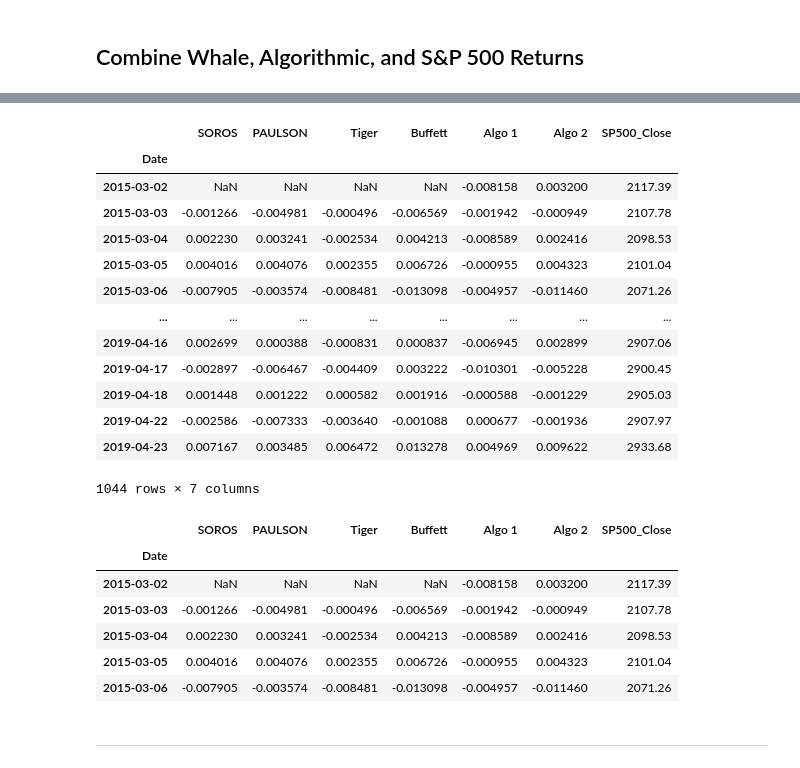
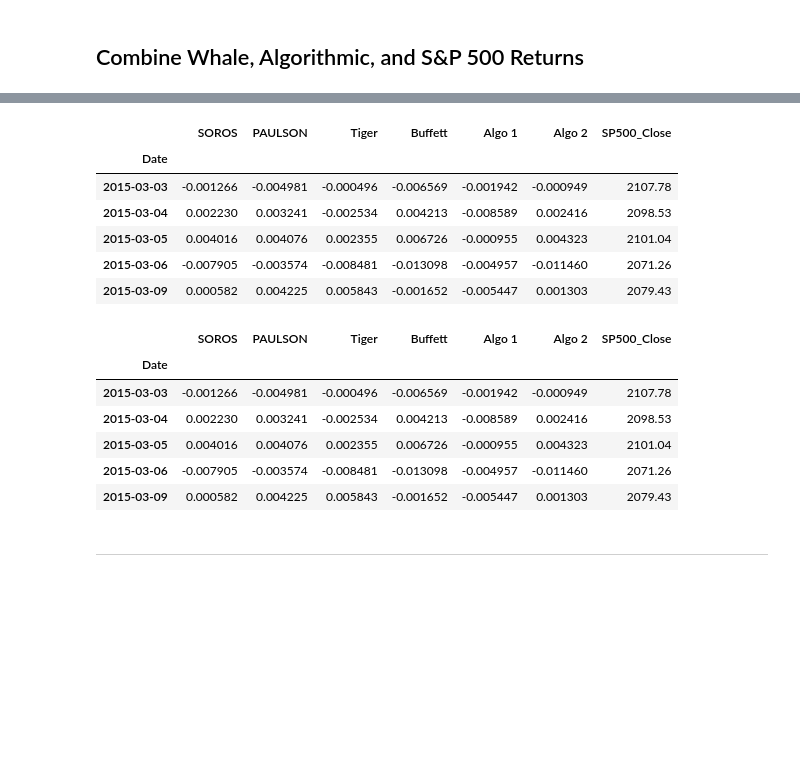
Before and after one commit to ssims11/WhaleAnalysis1, a Jupyter notebook: whale_analysis.ipynb, the cells around one changed output, grey strips where cells are left out. Drawn from its saved outputs; the diff is of its cells as text; code cells hidden in the pictures; blank space fills up the shorter version.

```diff
--- a/whale_analysis.ipynb
+++ b/whale_analysis.ipynb
@@ -57,5 +66,5 @@ whale_df
 # %%
 # Drop nulls
-whale_df.dropna
-whale_df
+whale_clean = whale_df.dropna().copy()
+whale_clean.isnull().sum()
 # %% [output]
@@ -106,5 +95,5 @@ algo_df.isnull()
 # %%
 # Drop nulls
-algo_df.dropna
-algo_df
+algo_clean = algo_df.dropna().copy()
+algo_clean.isnull().sum()
 # %% [output]
@@ -196,7 +177,5 @@ sp500_daily_returns
 # %%
-sp500_daily_returns.dropna()
-
 # Rename `Close` Column to be specific to this portfolio.
-sp500_daily_returns = sp500_daily_returns.rename(columns = {'Close': 'SP500_Close'})
+sp500_daily_returns = sp500_daily_returns.rename(columns = {'Close': 'S&P 500'})
 sp500_daily_returns.head()
 # %% [output]
@@ -211,7 +190,7 @@ sp500_daily_returns.head()
 ## Combine Whale, Algorithmic, and S&P 500 Returns
 # %%
 # Join Whale Returns, Algorithmic Returns, and the S&P 500 Returns into a single DataFrame with columns for each portfolio's returns.
-portfolio_df = pd.concat([whale_df, algo_df, sp500_daily_returns], axis = 'columns', join = 'inner')
+portfolio_df = pd.concat([whale_clean, algo_clean, sp500_daily_returns], axis = 'columns', join = 'inner')
 portfolio_df.sort_index()
 # %% [output]
 |  | SOROS FUND MANAGEMENT LLC | PAULSON & CO.INC. | TIGER GLOBAL MANAGEMENT LLC | BERKSHIRE HATHAWAY INC | Algo 1 | Algo 2 | ... |
@@ -231,32 +210,25 @@ portfolio_df.sort_index()
 # %%
 portfolio_df.columns = ['SOROS', 'PAULSON', 'Tiger', 'Buffett', 'Algo 1', 'Algo 2', 'SP500_Close']
-portfolio_df
+portfolio_df.head()
 # %% [output]
 |  | SOROS | PAULSON | Tiger | Buffett | Algo 1 | Algo 2 | SP500_Close |
 | Date |  |  |  |  |  |  |  |
-| 2015-03-02 | NaN | NaN | NaN | NaN | -0.008158 | 0.003200 | 2117.39 |
 | 2015-03-03 | -0.001266 | -0.004981 | -0.000496 | -0.006569 | -0.001942 | -0.000949 | 2107.78 |
 | 2015-03-04 | 0.002230 | 0.003241 | -0.002534 | 0.004213 | -0.008589 | 0.002416 | 2098.53 |
 | 2015-03-05 | 0.004016 | 0.004076 | 0.002355 | 0.006726 | -0.000955 | 0.004323 | 2101.04 |
 | 2015-03-06 | -0.007905 | -0.003574 | -0.008481 | -0.013098 | -0.004957 | -0.011460 | 2071.26 |
-| ... | ... | ... | ... | ... | ... | ... | ... |
-| 2019-04-16 | 0.002699 | 0.000388 | -0.000831 | 0.000837 | -0.006945 | 0.002899 | 2907.06 |
-| 2019-04-17 | -0.002897 | -0.006467 | -0.004409 | 0.003222 | -0.010301 | -0.005228 | 2900.45 |
-| 2019-04-18 | 0.001448 | 0.001222 | 0.000582 | 0.001916 | -0.000588 | -0.001229 | 2905.03 |
-| 2019-04-22 | -0.002586 | -0.007333 | -0.003640 | -0.001088 | 0.000677 | -0.001936 | 2907.97 |
-| 2019-04-23 | 0.007167 | 0.003485 | 0.006472 | 0.013278 | 0.004969 | 0.009622 | 2933.68 |
+| 2015-03-09 | 0.000582 | 0.004225 | 0.005843 | -0.001652 | -0.005447 | 0.001303 | 2079.43 |
-1044 rows × 7 columns
 # %%
 portfolio_df.pct_change()
 portfolio_df.head()
 # %% [output]
 |  | SOROS | PAULSON | Tiger | Buffett | Algo 1 | Algo 2 | SP500_Close |
 | Date |  |  |  |  |  |  |  |
-| 2015-03-02 | NaN | NaN | NaN | NaN | -0.008158 | 0.003200 | 2117.39 |
 | 2015-03-03 | -0.001266 | -0.004981 | -0.000496 | -0.006569 | -0.001942 | -0.000949 | 2107.78 |
 | 2015-03-04 | 0.002230 | 0.003241 | -0.002534 | 0.004213 | -0.008589 | 0.002416 | 2098.53 |
 | 2015-03-05 | 0.004016 | 0.004076 | 0.002355 | 0.006726 | -0.000955 | 0.004323 | 2101.04 |
 | 2015-03-06 | -0.007905 | -0.003574 | -0.008481 | -0.013098 | -0.004957 | -0.011460 | 2071.26 |
+| 2015-03-09 | 0.000582 | 0.004225 | 0.005843 | -0.001652 | -0.005447 | 0.001303 | 2079.43 |
 # %% [markdown]
 ---
 # %% [markdown]
```
Also changed, not shown: parts of 52 cells of this notebook.
